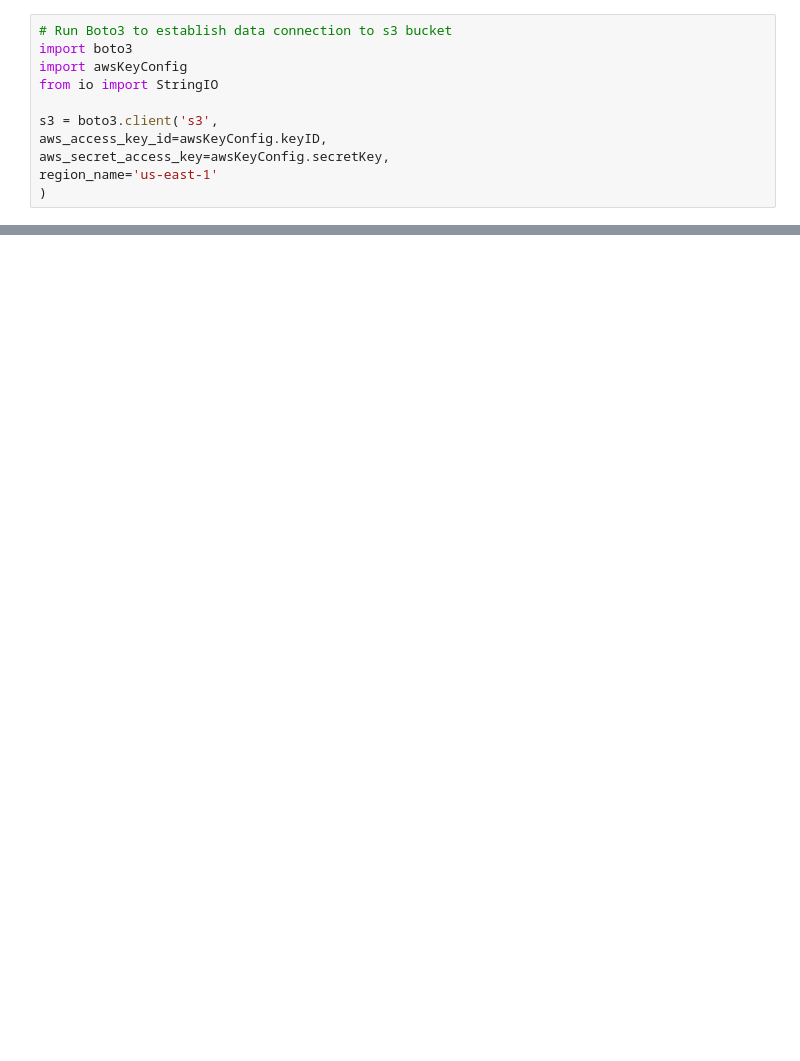
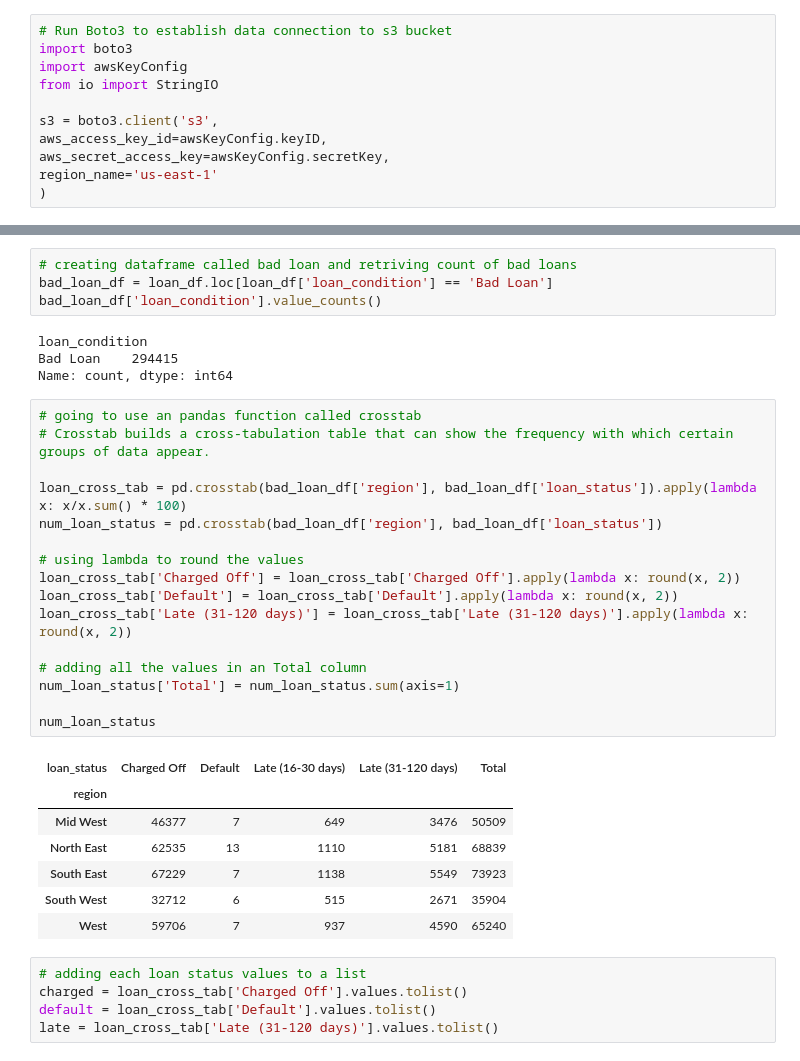
Before and after one commit to davisdw/Lending_Club_Loan_Prediction_Analysis, a Jupyter notebook: loan_prediction.ipynb, the cells around one changed output, grey strips where cells are left out. Saved outputs shown, nothing was run; the diff lists cells and outputs as text; blank space fills up the shorter version.

```diff
--- a/loan_prediction.ipynb
+++ b/loan_prediction.ipynb
@@ -97,0 +162,37 @@ policy_code 2
+# %%
+# creating dataframe called bad loan and retriving count of bad loans
+bad_loan_df = loan_df.loc[loan_df['loan_condition'] == 'Bad Loan']
+bad_loan_df['loan_condition'].value_counts()
+# %% [output]
+loan_condition
+Bad Loan    294415
+Name: count, dtype: int64
+# %%
+# going to use an pandas function called crosstab
+# Crosstab builds a cross-tabulation table that can show the frequency with which certain groups of data appear.
+
+loan_cross_tab = pd.crosstab(bad_loan_df['region'], bad_loan_df['loan_status']).apply(lambda x: x/x.sum() * 100)
+num_loan_status = pd.crosstab(bad_loan_df['region'], bad_loan_df['loan_status'])
+
+# using lambda to round the values
+loan_cross_tab['Charged Off'] = loan_cross_tab['Charged Off'].apply(lambda x: round(x, 2))
+loan_cross_tab['Default'] = loan_cross_tab['Default'].apply(lambda x: round(x, 2))
+loan_cross_tab['Late (31-120 days)'] = loan_cross_tab['Late (31-120 days)'].apply(lambda x: round(x, 2))
+
+# adding all the values in an Total column
+num_loan_status['Total'] = num_loan_status.sum(axis=1)
+
+num_loan_status
+# %% [output]
+| loan_status | Charged Off | Default | Late (16-30 days) | Late (31-120 days) | Total |
+| region |  |  |  |  |  |
+| Mid West | 46377 | 7 | 649 | 3476 | 50509 |
+| North East | 62535 | 13 | 1110 | 5181 | 68839 |
+| South East | 67229 | 7 | 1138 | 5549 | 73923 |
+| South West | 32712 | 6 | 515 | 2671 | 35904 |
+| West | 59706 | 7 | 937 | 4590 | 65240 |
+# %%
+# adding each loan status values to a list
+charged = loan_cross_tab['Charged Off'].values.tolist()
+default = loan_cross_tab['Default'].values.tolist()
+late = loan_cross_tab['Late (31-120 days)'].values.tolist()
```
Also changed, not shown: parts of 14 cells of this notebook, 2 other files.
